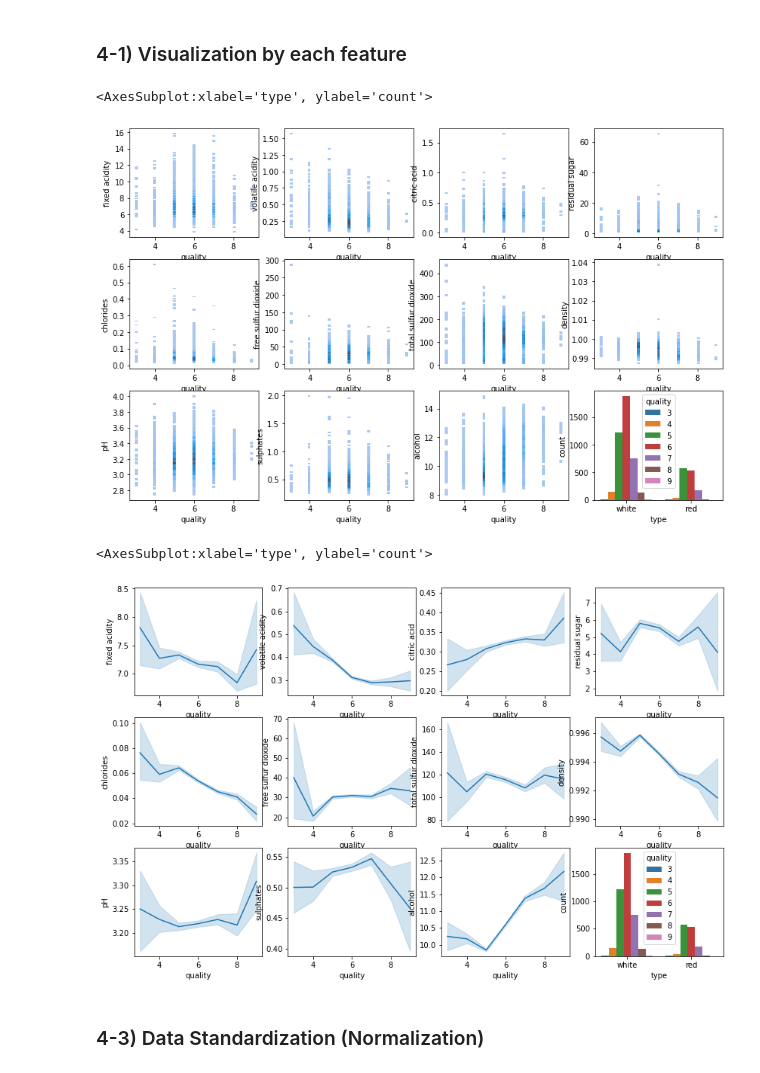
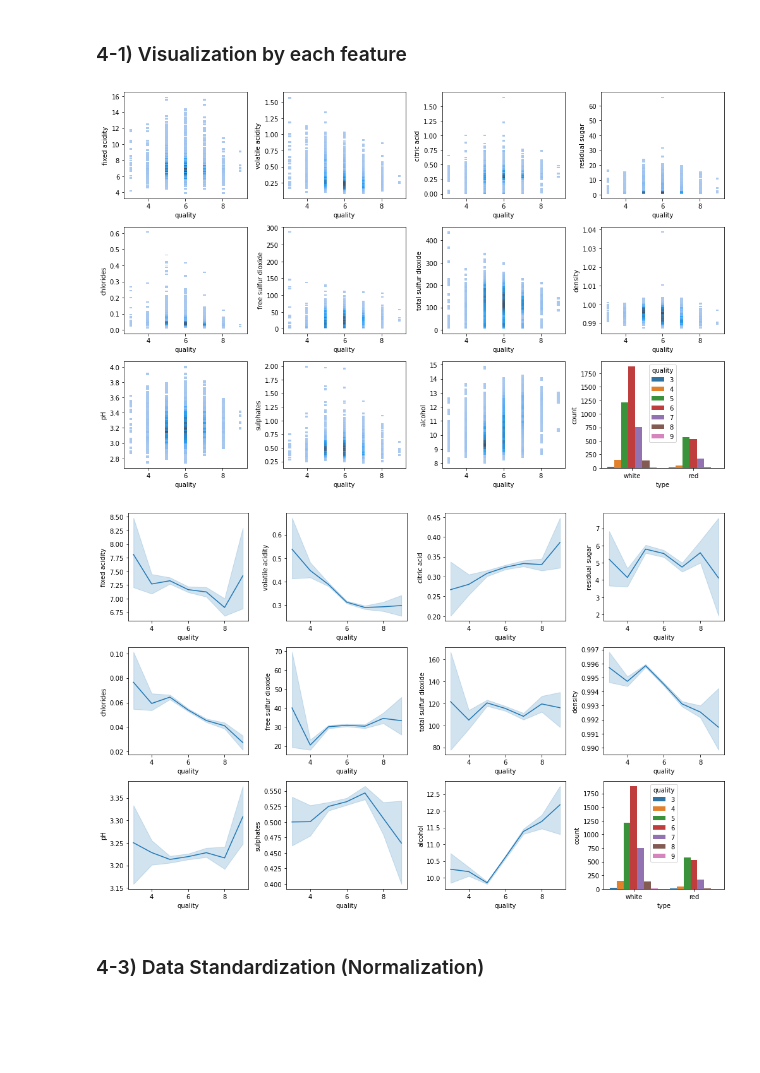
Before and after one commit to Park-Young-Bin/Python_Projects, a Jupyter notebook: 데이콘/[데이콘] 와인 품질 분류 (copy).ipynb, the cells around one changed output. Cells and saved outputs as stored; diff of their text form; code cells hidden in the pictures; blank space fills up the shorter version.

```diff
--- a/데이콘/[데이콘] 와인 품질 분류 (copy).ipynb
+++ b/데이콘/[데이콘] 와인 품질 분류 (copy).ipynb
@@ -214,24 +215,26 @@ Index(['quality', 'fixed acidity', 'volatile acidity', 'citric acid',
 # %%
 figure, ax = plt.subplots(3, 4)
 figure.set_size_inches(14,9)
 
 sns.histplot(data=train, y="fixed acidity", x="quality", ax=ax[0][0])
 sns.histplot(data=train, y="volatile acidity", x="quality", ax=ax[0][1])
 sns.histplot(data=train, y="citric acid", x="quality", ax=ax[0][2])
 sns.histplot(data=train, y="residual sugar", x="quality", ax=ax[0][3])
 
 sns.histplot(data=train, y="chlorides", x="quality", ax=ax[1][0])
 sns.histplot(data=train, y="free sulfur dioxide", x="quality", ax=ax[1][1])
 sns.histplot(data=train, y="total sulfur dioxide", x="quality", ax=ax[1][2])
 sns.histplot(data=train, y="density", x="quality", ax=ax[1][3])
 
 sns.histplot(data=train, y="pH", x="quality", ax=ax[2][0])
 sns.histplot(data=train, y="sulphates", x="quality", ax=ax[2][1])
 sns.histplot(data=train, y="alcohol", x="quality", ax=ax[2][2])
 sns.countplot(data=train, x='type', hue='quality', ax=ax[2][3])
+
+plt.tight_layout()
+plt.show()
 # %% [output]
-<AxesSubplot:xlabel='type', ylabel='count'>
-[figure, old version]
+[figure, new version]
 # %%
 figure, ax = plt.subplots(3, 4)
 figure.set_size_inches(14,9)
@@ -250,9 +253,11 @@ sns.lineplot(data=train, y="pH", x="quality", ax=ax[2][0])
 sns.lineplot(data=train, y="sulphates", x="quality", ax=ax[2][1])
 sns.lineplot(data=train, y="alcohol", x="quality", ax=ax[2][2])
 sns.countplot(data=train, x='type', hue='quality', ax=ax[2][3])
+
+plt.tight_layout()
+plt.show()
 # %% [output]
-<AxesSubplot:xlabel='type', ylabel='count'>
-[figure, old version]
+[figure, new version]
 # %% [markdown]
 ### 4-3) Data Standardization (Normalization)
 # %%
```
Also changed, not shown: parts of 14 cells of this notebook.
